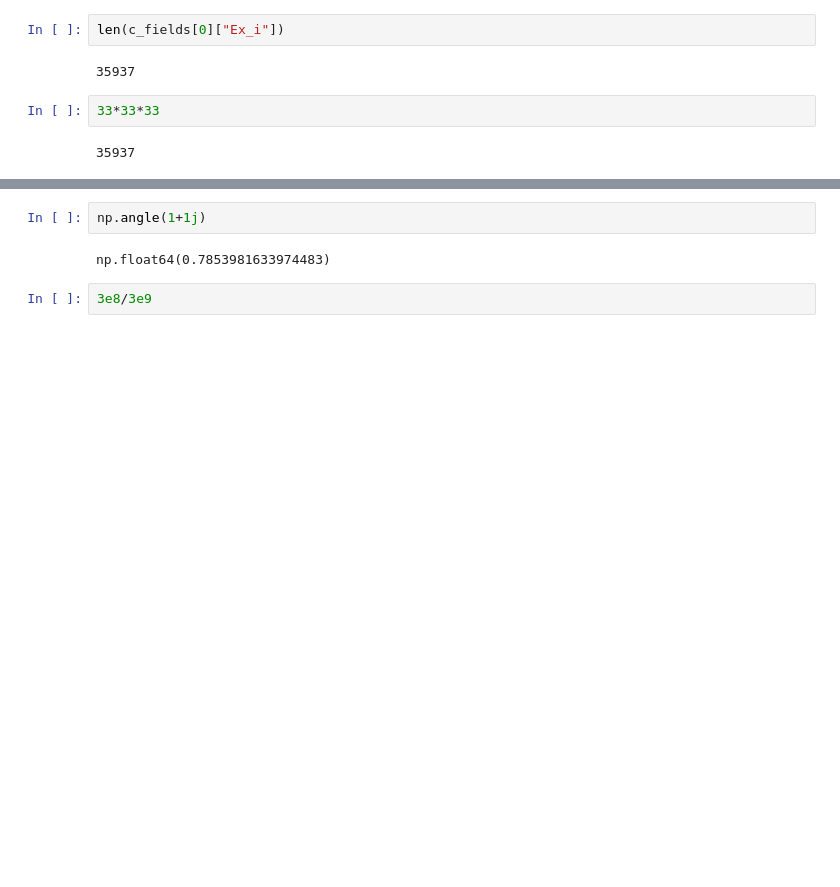
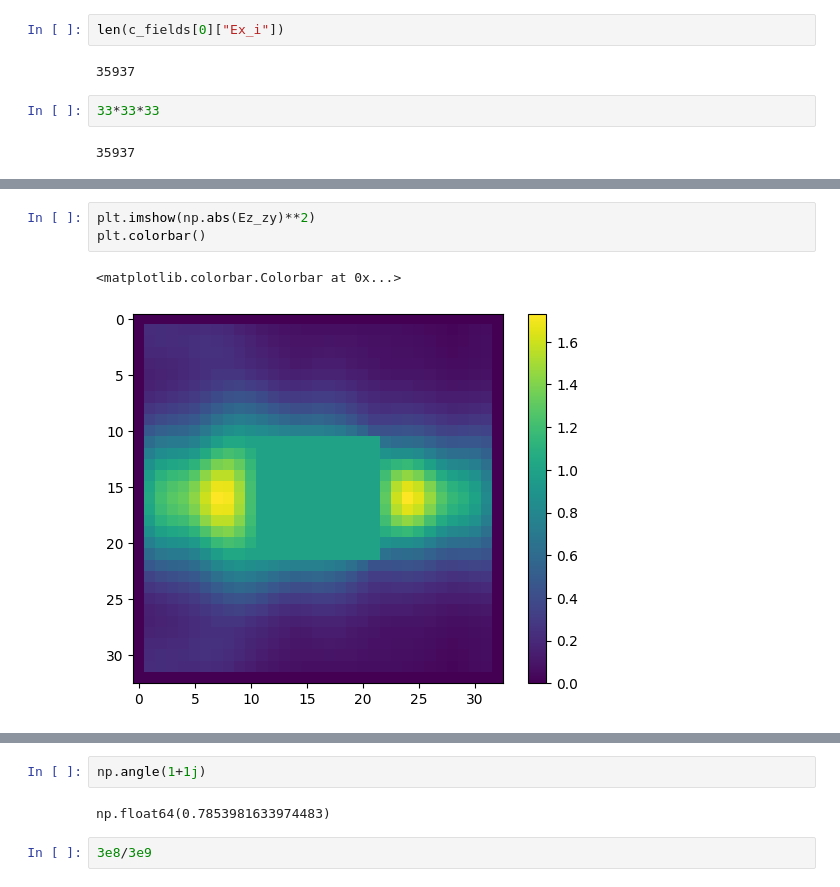
Before and after one commit to shiro-github-python/OpenFDTD_read_ofdFile, a Jupyter notebook: readOutputData.ipynb, the cells around one changed output, grey strips where cells are left out. Cells and saved outputs as stored; diff of their text form; blank space fills up the shorter version.

```diff
--- a/readOutputData.ipynb
+++ b/readOutputData.ipynb
@@ -161,0 +231,6 @@ for ix in range(Nx+3):
+# %%
+plt.imshow(np.abs(Ez_zy)**2)
+plt.colorbar()
+# %% [output]
+<matplotlib.colorbar.Colorbar at 0x...>
+[figure, added]
```
Also changed, not shown: parts of 8 cells of this notebook.
